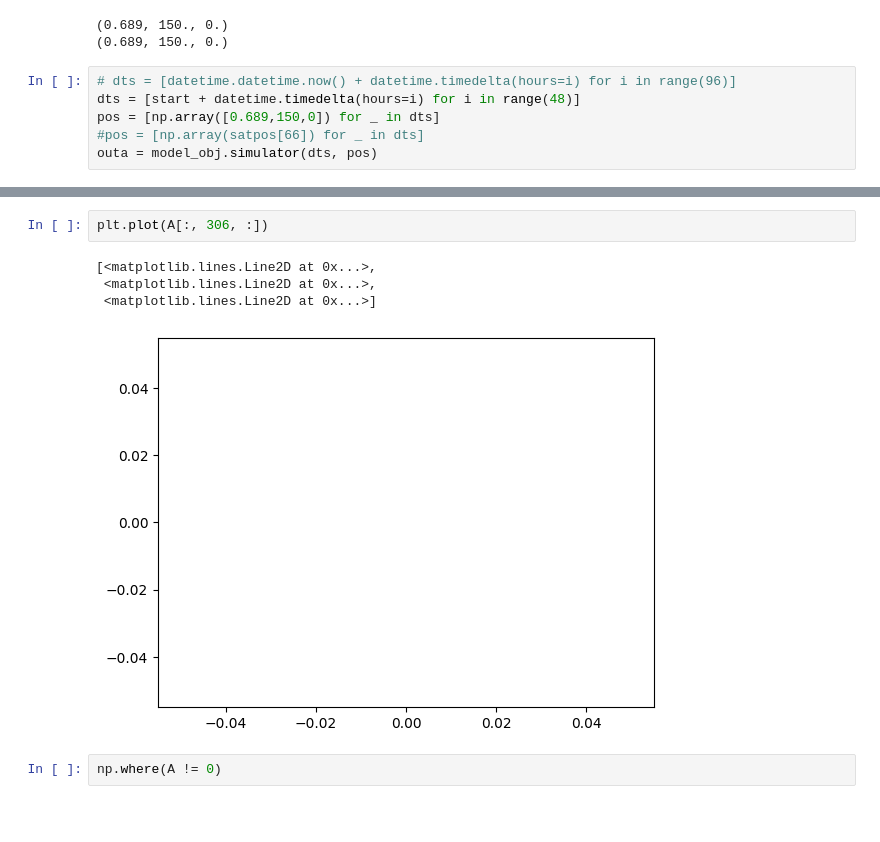
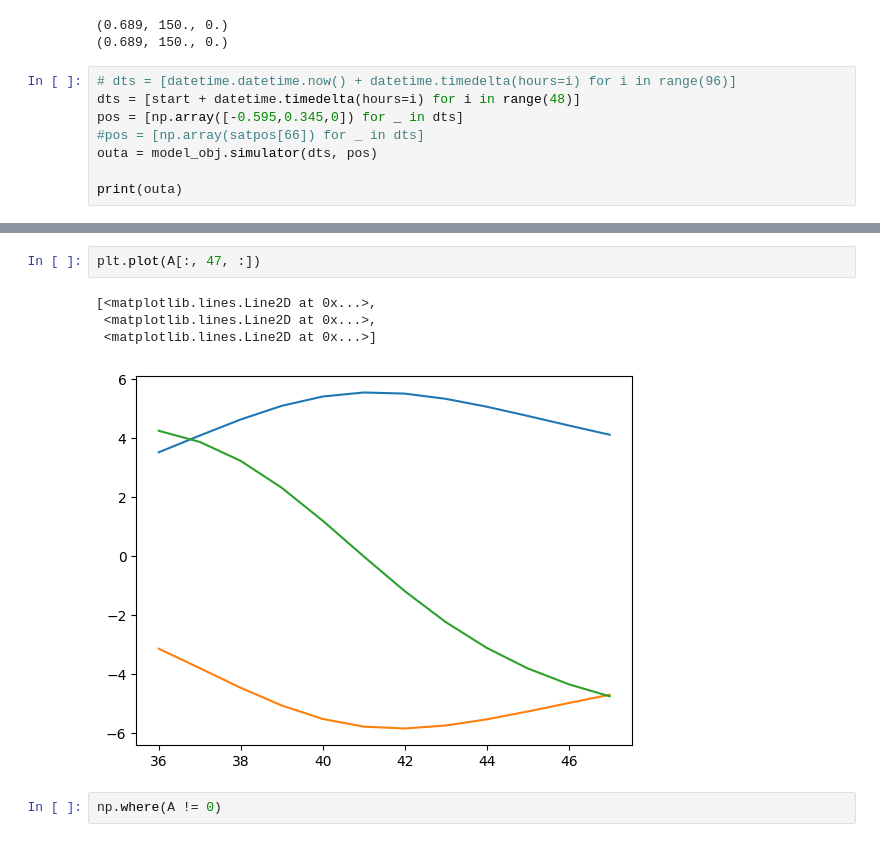
Before and after one commit to helioforecast/py3DCORE_h4c_basic, a Jupyter notebook: insitumag_solo_06092022.ipynb, the cells around one changed output, grey strips where cells are left out. Drawn from its saved outputs; the diff is of its cells as text; blank space fills up the shorter version.

```diff
--- a/insitumag_solo_06092022.ipynb
+++ b/insitumag_solo_06092022.ipynb
@@ -160,6 +156,8 @@ print(np.array(satpos[66]))
 # %%
 # dts = [datetime.datetime.now() + datetime.timedelta(hours=i) for i in range(96)]
 dts = [start + datetime.timedelta(hours=i) for i in range(48)]
-pos = [np.array([0.689,150,0]) for _ in dts]
+pos = [np.array([-0.595,0.345,0]) for _ in dts]
 #pos = [np.array(satpos[66]) for _ in dts]
 outa = model_obj.simulator(dts, pos)
+
+print(outa)
@@ -172,10 +188,10 @@ A[A==0] = np.nan
 # %%
-plt.plot(A[:, 306, :])
+plt.plot(A[:, 47, :])
 # %% [output]
 [<matplotlib.lines.Line2D at 0x...>,
  <matplotlib.lines.Line2D at 0x...>,
  <matplotlib.lines.Line2D at 0x...>]
-[figure, old version]
+[figure, new version]
 # %%
 np.where(A != 0)
 # %% [output]
```
Also changed, not shown: parts of 7 cells of this notebook, 26 other files.
